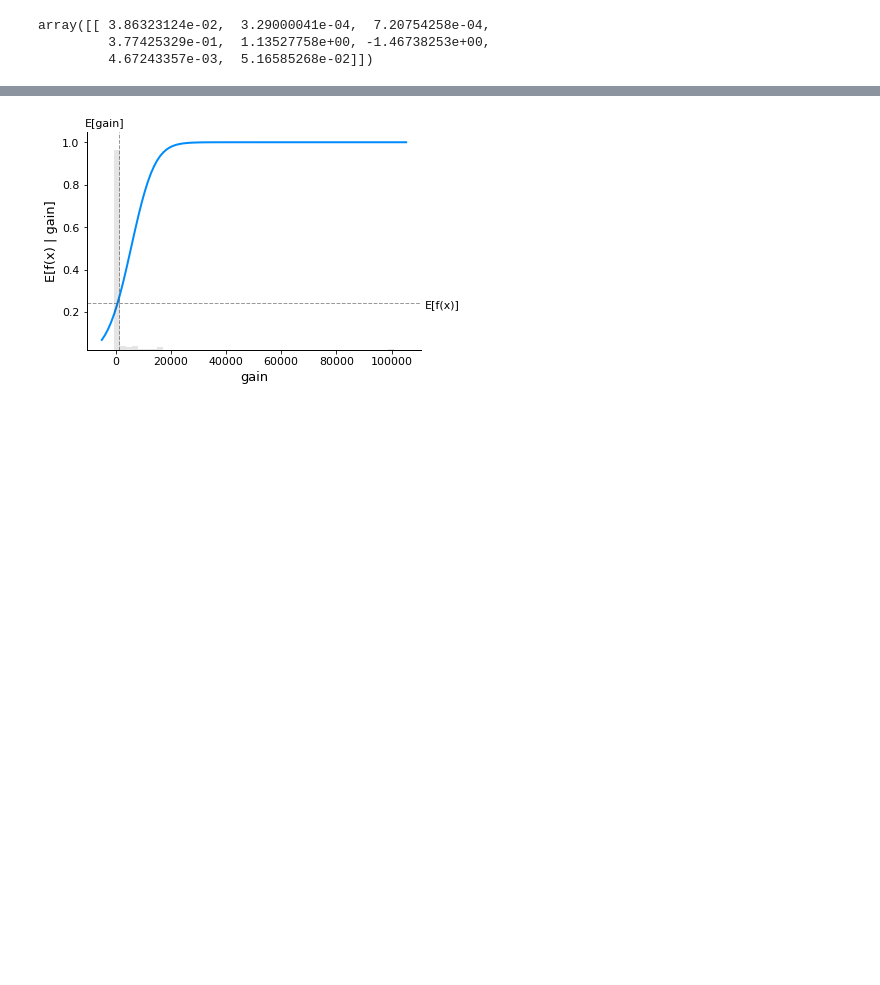
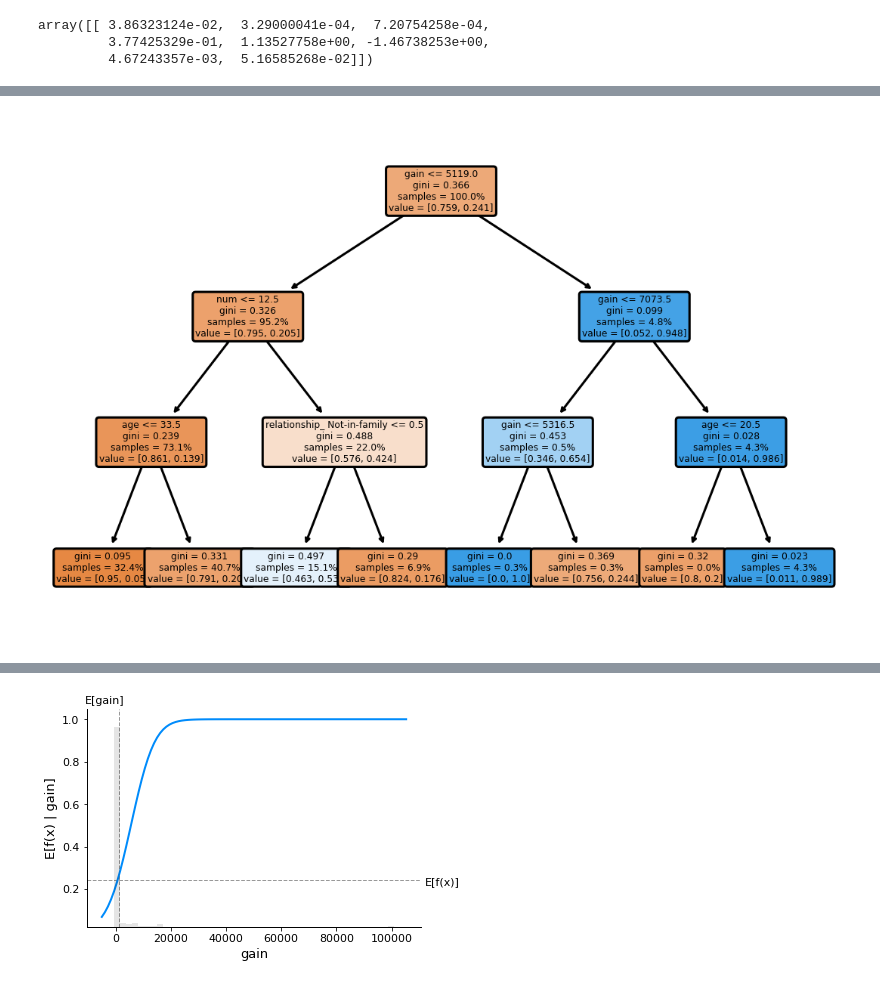
Before and after one commit to dhesse/IN-STK5000-Autumn-2022, a Jupyter notebook: nbhome/92 Shapley.ipynb, the cells around one changed output, grey strips where cells are left out. Saved outputs shown, nothing was run; the diff lists cells and outputs as text; code cells hidden in the pictures; blank space fills up the shorter version.

```diff
--- a/nbhome/92 Shapley.ipynb
+++ b/nbhome/92 Shapley.ipynb
@@ -162,0 +165,2 @@ None
+# %%
+tree_model = DecisionTreeClassifier(max_depth=3).fit(X, y)
@@ -163,3 +169,11 @@ None
+# %%
+plt.figure(dpi=220)
+plot_tree(tree_model, fontsize=4,
+          filled=True, feature_names=X.columns,
+          rounded=True, proportion=True)
+None
+# %% [output]
+[figure, added]
 # %%
 import shap
 # %%
```
Also changed, not shown: parts of 8 cells of this notebook, 2 other files.
